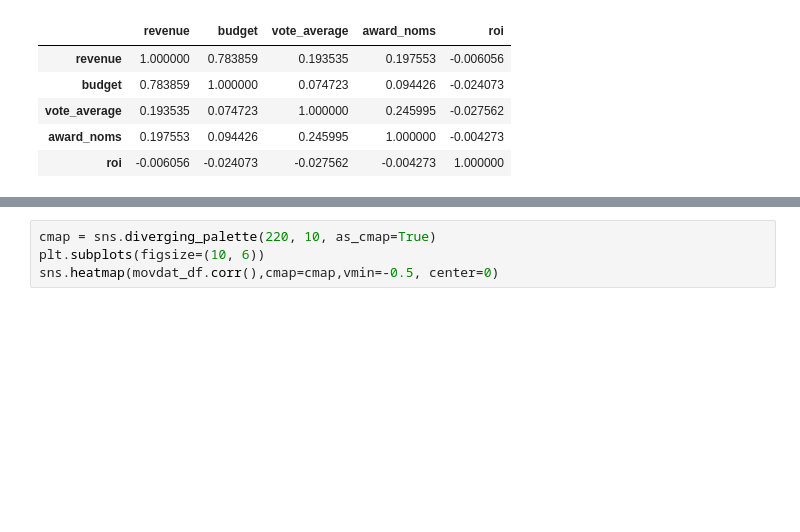
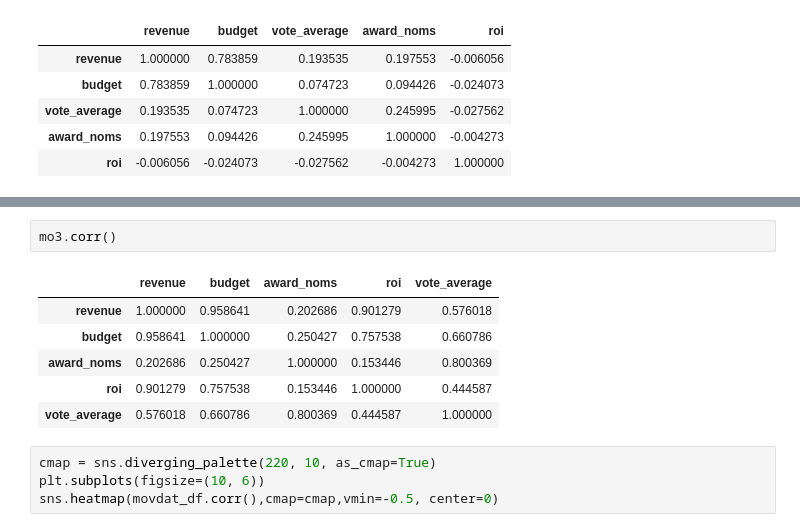
Before and after one commit to kelvinhy2005/Boa-Constrictor, a Jupyter notebook: tamumovieproj.ipynb, the cells around one changed output, grey strips where cells are left out. Drawn from its saved outputs; the diff is of its cells as text; blank space fills up the shorter version.

```diff
--- a/tamumovieproj.ipynb
+++ b/tamumovieproj.ipynb
@@ -193,3 +207,12 @@ movdat_df.corr()
+# %%
+mo3.corr()
+# %% [output]
+|  | revenue | budget | award_noms | roi | vote_average |
+| revenue | 1.000000 | 0.958641 | 0.202686 | 0.901279 | 0.576018 |
+| budget | 0.958641 | 1.000000 | 0.250427 | 0.757538 | 0.660786 |
+| award_noms | 0.202686 | 0.250427 | 1.000000 | 0.153446 | 0.800369 |
+| roi | 0.901279 | 0.757538 | 0.153446 | 1.000000 | 0.444587 |
+| vote_average | 0.576018 | 0.660786 | 0.800369 | 0.444587 | 1.000000 |
 # %%
 cmap = sns.diverging_palette(220, 10, as_cmap=True)
 plt.subplots(figsize=(10, 6))
```
Also changed, not shown: parts of 9 cells of this notebook.
